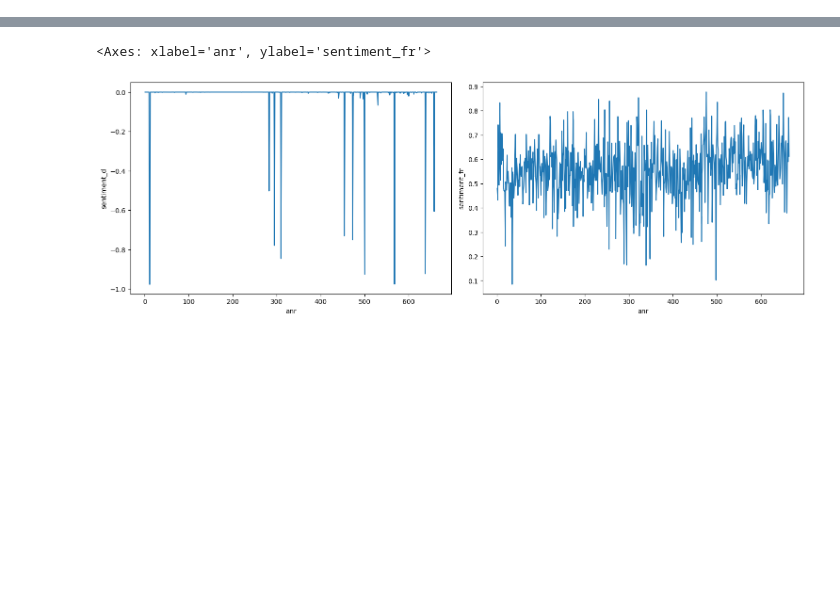
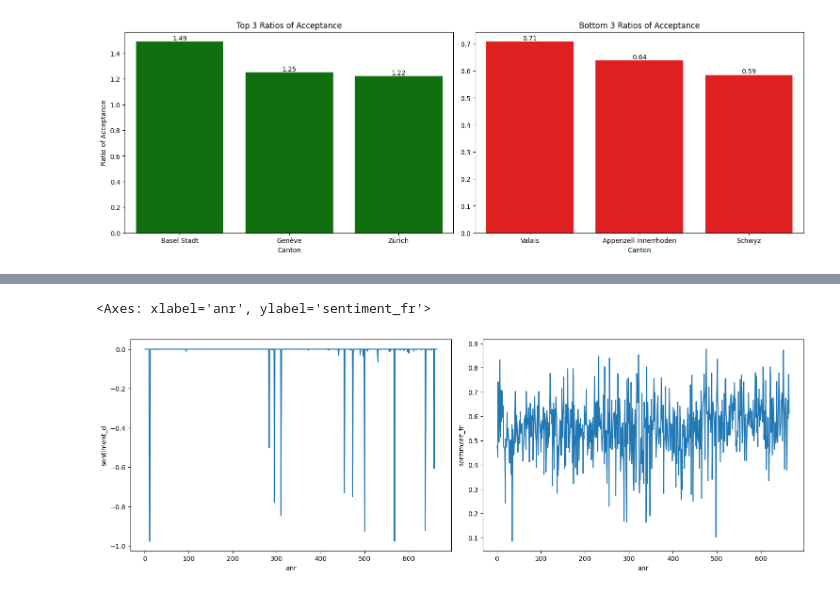
Before and after one commit to emilfunke/SwissVotingAnalysis, a Jupyter notebook: text_testing.ipynb, the cells around one changed output, grey strips where cells are left out. Cells and saved outputs as stored; diff of their text form; code cells hidden in the pictures; blank space fills up the shorter version.

```diff
--- a/text_testing.ipynb
+++ b/text_testing.ipynb
@@ -42,0 +98,19 @@ data = pd.read_excel('./data/DATASET XLSX 06-07-2023.xlsx', sheet_name='DATA')
+# %%
+fig, axs = plt.subplots(nrows=1,ncols=2, layout='constrained',figsize=(15,5))
+sns.barplot(x=top.index, y=top.values, ax=axs[0], color='green')
+axs[0].set_title('Top 3 Ratios of Acceptance')
+axs[0].set_ylabel('Ratio of Acceptance')
+axs[0].set_xlabel('Canton')
+axs[0].set_xticklabels(['Basel Stadt', 'Genève', 'Zürich'])
+for i in axs[0].containers:
+    axs[0].bar_label(i, fmt='%.2f', label_type='edge')
+
+sns.barplot(x=bottom.index, y=bottom.values, ax=axs[1], color='red')
+axs[1].set_title('Bottom 3 Ratios of Acceptance')
+axs[1].set_xlabel('Canton')
+axs[1].set_xticklabels(['Valais', 'Appenzell Innerrhoden', 'Schwyz'])
+for i in axs[1].containers:
+    axs[1].bar_label(i, fmt='%.2f', label_type='edge')
+plt.savefig('./figures/acceptance_ratios3.pdf', format='pdf', bbox_inches='tight')
+# %% [output]
+[figure, added]
```
Also changed, not shown: parts of 33 cells of this notebook, 5 other files.
